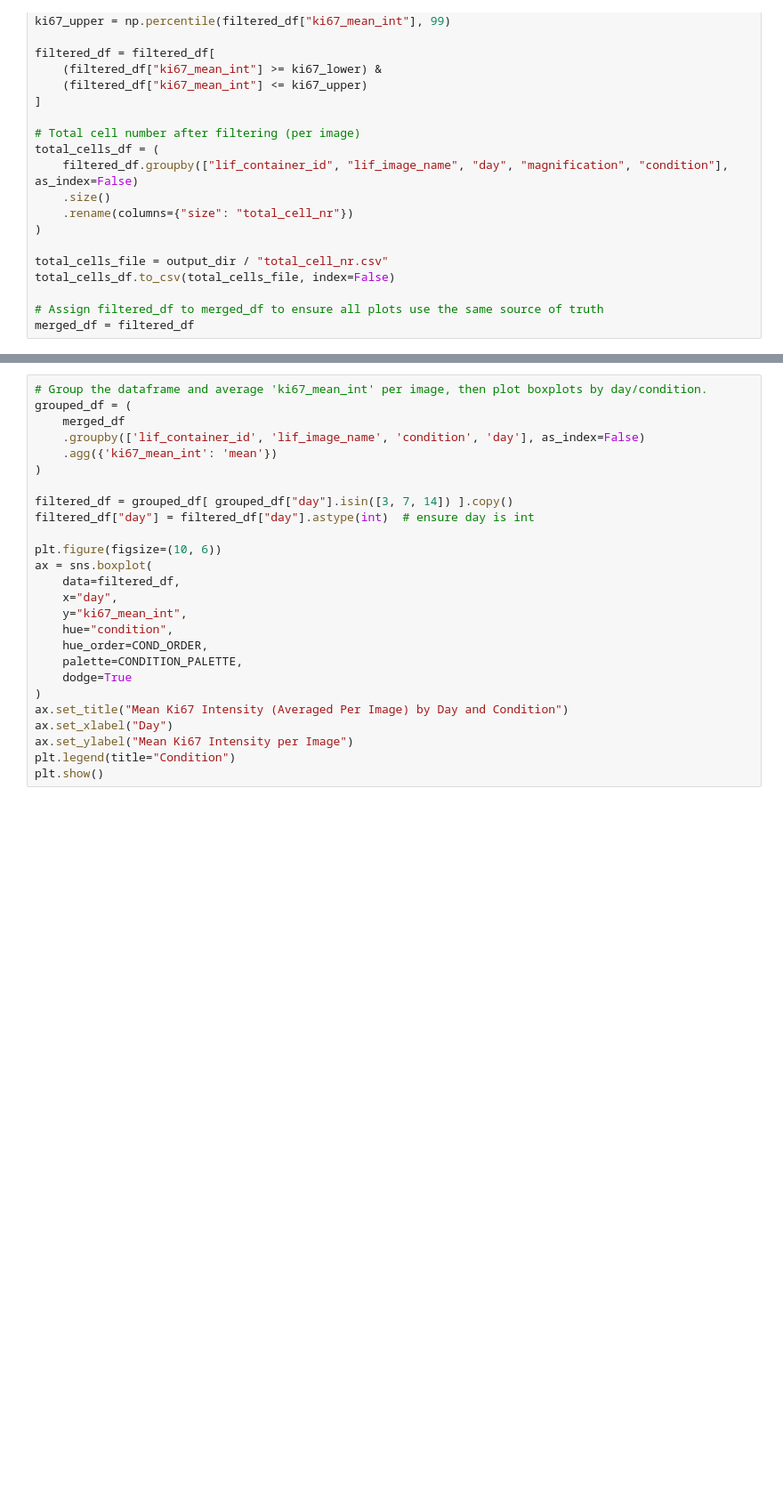
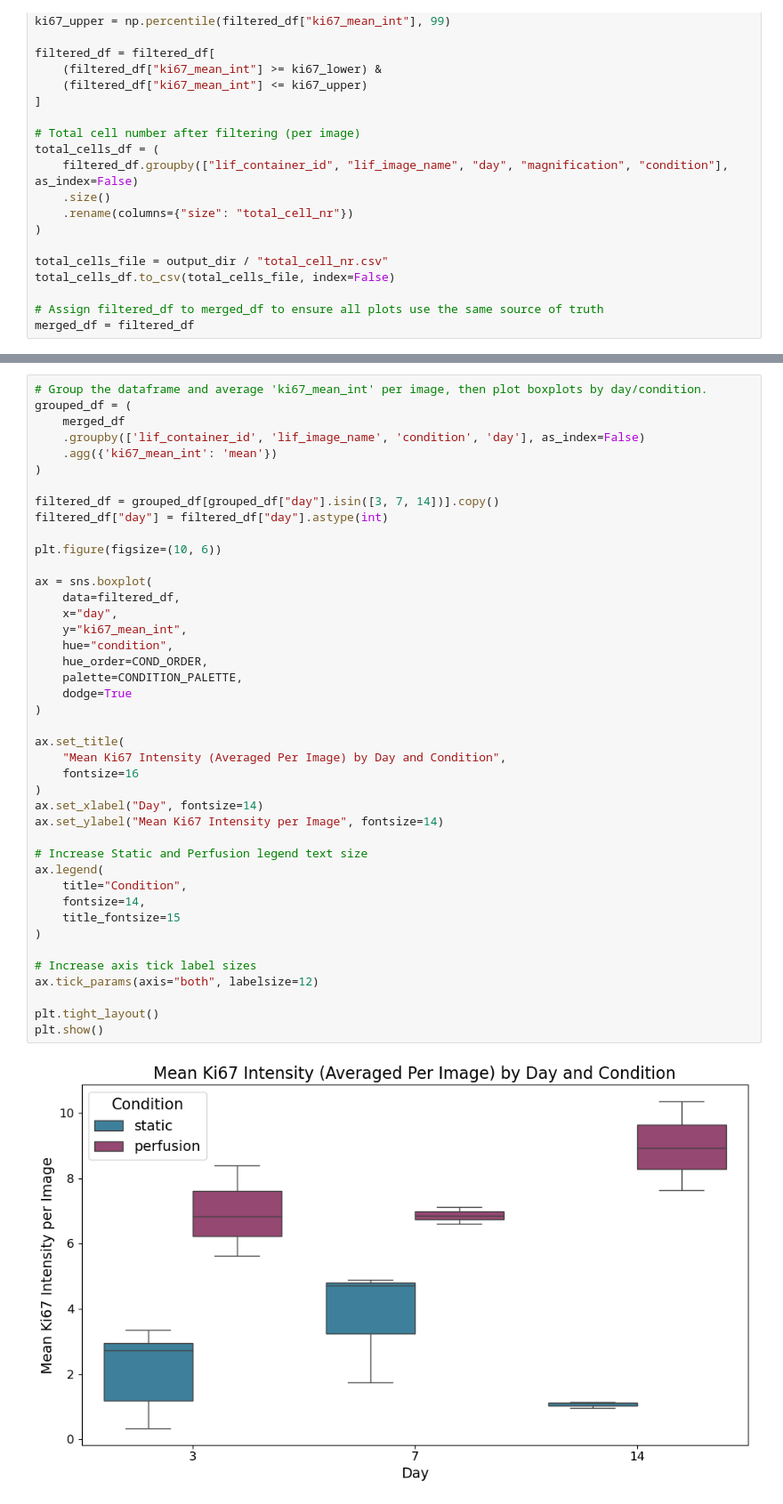
Before and after one commit to adiezsanchez/margrecs_alginate, a Jupyter notebook: notebooks/2_Ki67_data_analysis.ipynb, the cells around one changed output, grey strips where cells are left out. Shown at 89% size. Saved outputs shown, nothing was run; the diff lists cells and outputs as text; blank space fills up the shorter version.

```diff
--- a/notebooks/2_Ki67_data_analysis.ipynb
+++ b/notebooks/2_Ki67_data_analysis.ipynb
@@ -208,29 +246,47 @@ plt.show()
 # %%
 # Group the dataframe and average 'ki67_mean_int' per image, then plot boxplots by day/condition.
 grouped_df = (
     merged_df
     .groupby(['lif_container_id', 'lif_image_name', 'condition', 'day'], as_index=False)
     .agg({'ki67_mean_int': 'mean'})
 )
 
-filtered_df = grouped_df[ grouped_df["day"].isin([3, 7, 14]) ].copy()
-filtered_df["day"] = filtered_df["day"].astype(int)  # ensure day is int
+filtered_df = grouped_df[grouped_df["day"].isin([3, 7, 14])].copy()
+filtered_df["day"] = filtered_df["day"].astype(int)
 
 plt.figure(figsize=(10, 6))
+
 ax = sns.boxplot(
     data=filtered_df,
     x="day",
     y="ki67_mean_int",
     hue="condition",
     hue_order=COND_ORDER,
     palette=CONDITION_PALETTE,
     dodge=True
 )
-ax.set_title("Mean Ki67 Intensity (Averaged Per Image) by Day and Condition")
-ax.set_xlabel("Day")
-ax.set_ylabel("Mean Ki67 Intensity per Image")
-plt.legend(title="Condition")
+
+ax.set_title(
+    "Mean Ki67 Intensity (Averaged Per Image) by Day and Condition",
+    fontsize=16
+)
+ax.set_xlabel("Day", fontsize=14)
+ax.set_ylabel("Mean Ki67 Intensity per Image", fontsize=14)
+
+# Increase Static and Perfusion legend text size
+ax.legend(
+    title="Condition",
+    fontsize=14,
+    title_fontsize=15
+)
+
+# Increase axis tick label sizes
+ax.tick_params(axis="both", labelsize=12)
+
+plt.tight_layout()
 plt.show()
+# %% [output]
+[figure, added]
 # %%
 # Group the dataframe and average 'ki67_mean_int' per image.
 grouped_df = (
```
Also changed, not shown: parts of 9 cells of this notebook, 3 other files.
